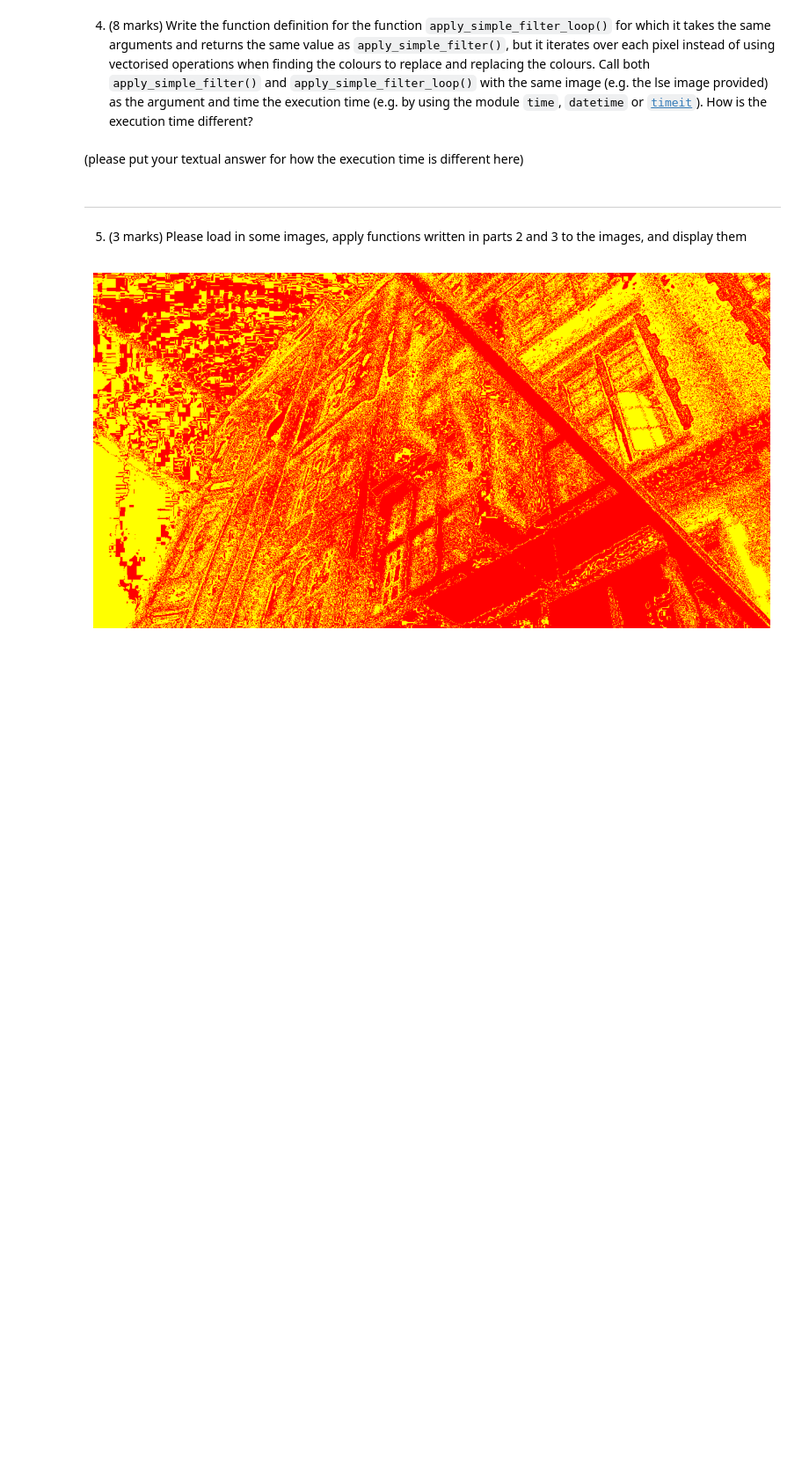
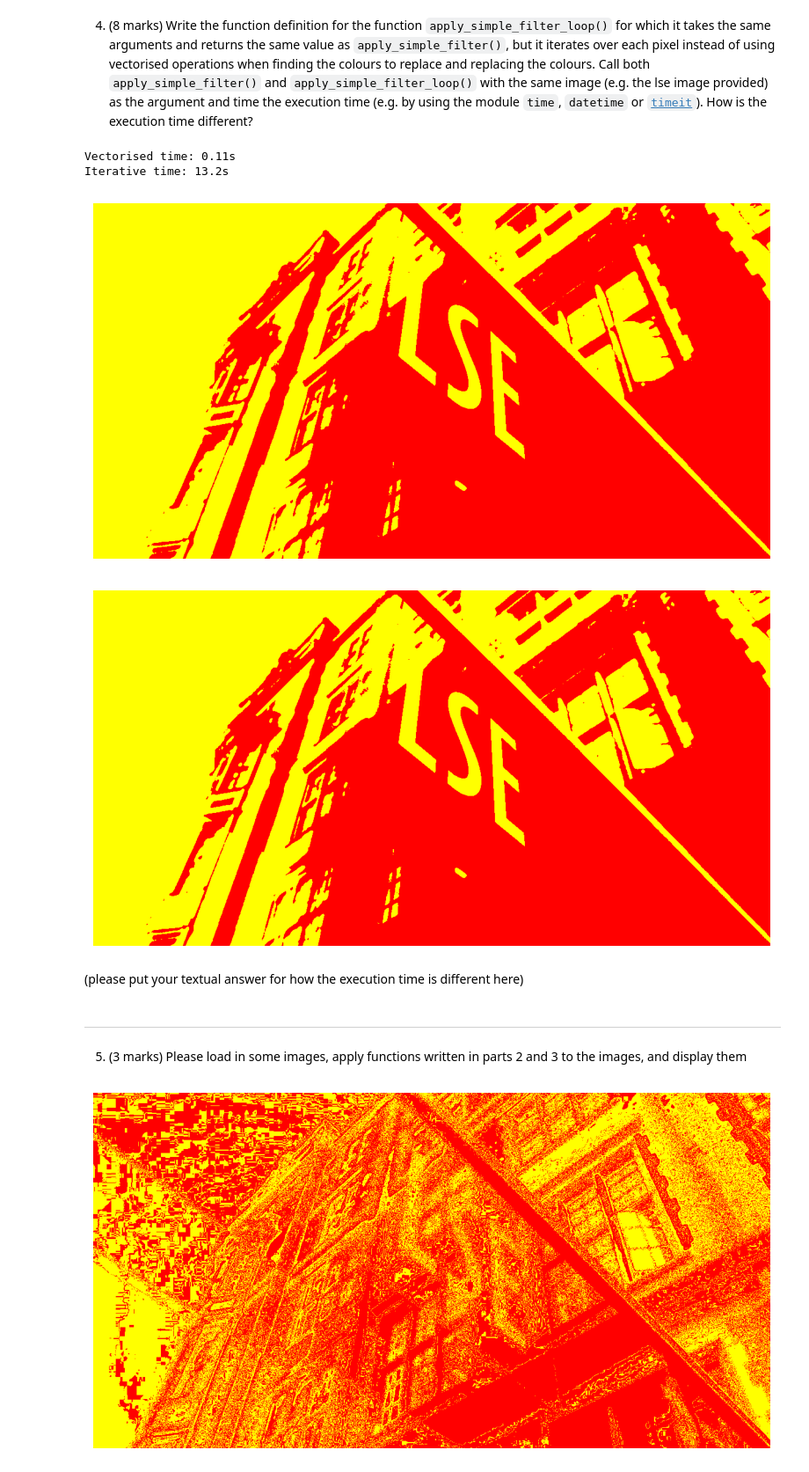
Before and after one commit to crypanon/ST101-Summative-2, a Jupyter notebook: src/image_part_a.ipynb, the cells around one changed output. Shown at 88% size. Drawn from its saved outputs; the diff is of its cells as text; code cells hidden in the pictures; blank space fills up the shorter version.

Commit message:
Someone please bug fix Wahib

```diff
--- a/src/image_part_a.ipynb
+++ b/src/image_part_a.ipynb
@@ -100,10 +136,9 @@ In part a, we work on some "simpler" parts and/or some simplified versions of th
 # %% [markdown]
 4. (8 marks) Write the function definition for the function `apply_simple_filter_loop()` for which it takes the same arguments and returns the same value as `apply_simple_filter()`, but it iterates over each pixel instead of using vectorised operations when finding the colours to replace and replacing the colours. Call both `apply_simple_filter()` and `apply_simple_filter_loop()` with the same image (e.g. the lse image provided) as the argument and time the execution time (e.g. by using the module `time`, `datetime` or [`timeit`](https://ipython.readthedocs.io/en/stable/interactive/magics.html#magic-timeit)). How is the execution time different?
 # %%
-## Please write the function definition for apply_simple_filter_loop() here,
-## and also the code to compare the execution time
-## Feel free to add more code cell if needed
+## please write the function definition for apply_simple_filter() here
 import numpy as np
+import time
 
 def apply_simple_filter_loop(img, colour1, colour2):
     '''
@@ -112,39 +147,64 @@ def apply_simple_filter_loop(img, colour1, colour2):
 
     colour1: RGB values of the first color
     colour2:  RGB values of the second color
     return: 3d numpy ndarray with dtype np.uint8
         new image with euclidean distance colours
     '''
-    def euclidean_distance(pixel, colour):  #colour has 3 dimensions r,g,b
+
+    def euclidean_distance(pixel, colour): #colour has 3 dimensions r,g,b
         return np.sqrt(np.sum((pixel - colour) ** 2))
 
     def closest_colour(pixel):
         closeness_colour1 = euclidean_distance(pixel, colour1)
         closeness_colour2 = euclidean_distance(pixel, colour2)
         return colour1 if closeness_colour1 <= closeness_colour2 else colour2
 
-
     if colour1.shape != (3,):
-            raise ValueError("colour 1 must be a 1d numpy array with length 3")
+        raise ValueError("colour 1 must be a 1d numpy array with length 3")
 
     if colour1.dtype != np.uint8:
-            raise ValueError("colour 1 must have dtype np.uint8")
+        raise ValueError("colour 1 must have dtype np.uint8")
 
     if colour2.shape != (3,):
         raise ValueError("colour 2 must be a 1d numpy array with length 3")
 
     if colour2.dtype != np.uint8:
         raise ValueError("colour 2 must have dtype np.uint8")
 
+    colour1 = colour1.astype(np.float32)
+    colour2= colour2.astype(np.float32)
+    img = img.astype(np.float32)
 
     modified_img = img.copy()
-
 
     for i in range(img.shape[0]):
         for j in range(img.shape[1]):
             modified_img[i, j] = closest_colour(img[i, j])
 
-    return modified_img
+    return modified_img.astype(np.uint8)
+
+
+import image_util
+lse = image_util.load('../data/lse.jpg')
+
+vectorised_time1 = time.time()
+filtered_lse = apply_simple_filter(lse, np.array([255,0,0], dtype=np.uint8), np.array([255,255,0], dtype=np.uint8))
+vectorised_time2 = time.time()
+rounded_time = round(vectorised_time2 - vectorised_time1, 2)
+print(f"Vectorised time: {rounded_time}s")
+
+iteration_time1 = time.time()
+filtered_lse_loop = apply_simple_filter_loop(lse, np.array([255,0,0], dtype=np.uint8), np.array([255,255,0], dtype=np.uint8))
+iteration_time2 = time.time()
+iter_rounded_time = round(iteration_time2 - iteration_time1, 2)
+print(f"Iterative time: {iter_rounded_time}s")
+image_util.show(filtered_lse)
+image_util.show(filtered_lse_loop)
+# %% [output]
+Vectorised time: 0.11s
+Iterative time: 13.2s
+[figure, added]
+[figure, added]
 # %% [markdown]
 (please put your textual answer for how the execution time is different here)
 # %% [markdown]
```
Also changed, not shown: parts of 2 cells of this notebook.
